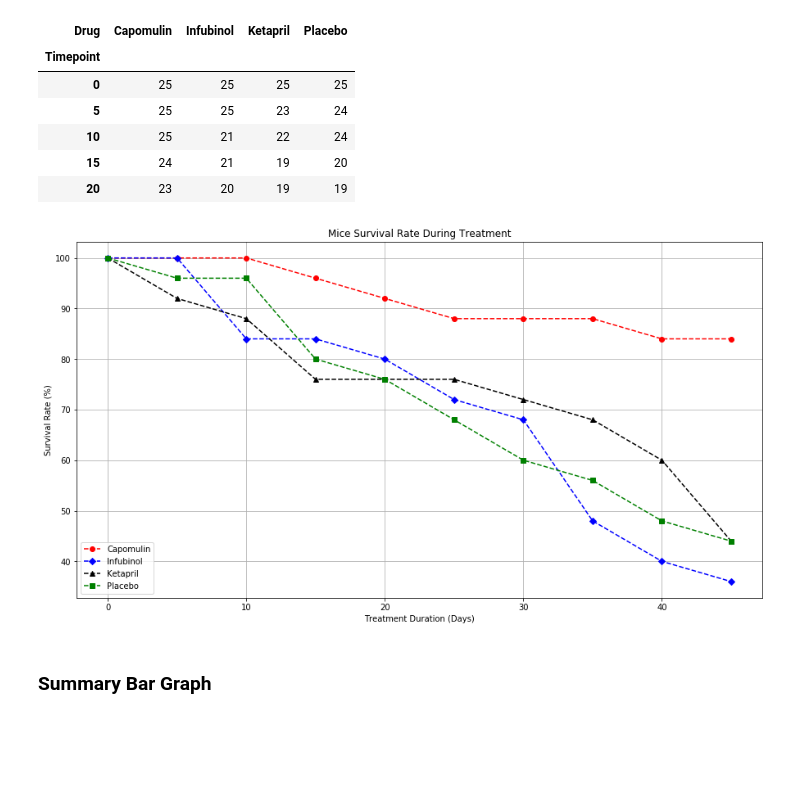
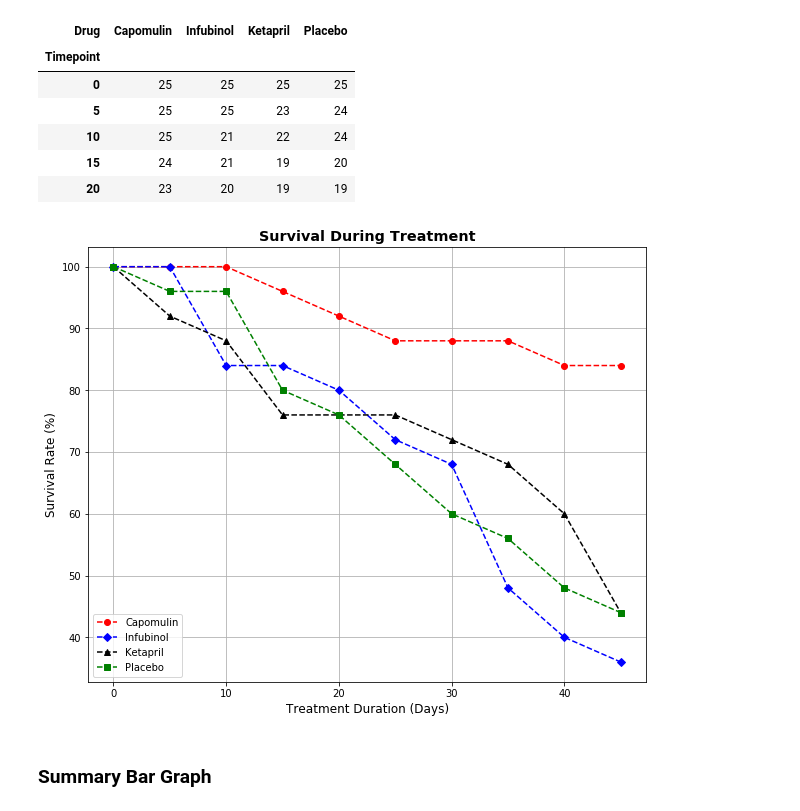
Before and after one commit to gfidanli/matplotlib-Pymaceuticals, a Jupyter notebook: Analysis.ipynb, the cells around one changed output. Drawn from its saved outputs; the diff is of its cells as text; code cells hidden in the pictures; blank space fills up the shorter version.

```diff
--- a/Analysis.ipynb
+++ b/Analysis.ipynb
@@ -100,9 +86,9 @@ df_analysis.head()
 | 20 | 40.716325 | 53.197691 | 54.920935 | 54.364417 |
 # %%
 # Plot line graph with error bars
-fig, ax = plt.subplots(figsize=(15,8))
+fig, ax = plt.subplots(figsize=(10,8))
 
-x = df.index
+x = df_analysis.index # Timepoint
 
 graph_parameters = {
     'Capomulin':{'color':'r','marker':'o'},
@@ -118,13 +104,13 @@ for drug,params in graph_parameters.items():
 
     ax.errorbar(x, y, yerr=yerr, fmt=fmt)
 
-ax.set(
-    xlabel='Days',
-    ylabel='Mean Tumor Volume',
-    title='Tumor Response to Treatment'
-)
-ax.grid()
+# Set Labels
+ax.set_xlabel('Treatment Duration (Days)', fontsize='large')
+ax.set_ylabel('Mean Tumor Volume (mm3)', fontsize='large')
+ax.set_title('Tumor Response to Treatment', fontsize='x-large', fontweight='bold')
 
 plt.legend(df_analysis.columns,loc='upper left')
+
+ax.grid()
 plt.show()
 # %% [output]
@@ -181,7 +165,7 @@ df_analysis.head()
 | 20 | 0.652174 | 1.050000 | 1.210526 | 1.526316 |
 # %%
 # Plot line graph with error bars
-fig, ax = plt.subplots(figsize=(15,8))
+fig, ax = plt.subplots(figsize=(10,8))
 
 x = df.index
 
@@ -199,13 +183,13 @@ for drug,params in graph_parameters.items():
 
     ax.errorbar(x, y, yerr=yerr, fmt=fmt)
 
-ax.set(
-    xlabel='Treatment Duration (Days)',
-    ylabel='Mean Metastatic Sites',
-    title='Metastatic Spread During Treatment'
-)
-ax.grid()
+# Set Labels
+ax.set_xlabel('Treatment Duration (Days)', fontsize='large')
+ax.set_ylabel('Mean Mean Metastatic Sites', fontsize='large')
+ax.set_title('Metastatic Spread During Treatment', fontsize='x-large', fontweight='bold')
 
 plt.legend(df_analysis.columns,loc='upper left')
+
+ax.grid()
 plt.show()
 # %% [output]
@@ -249,34 +231,34 @@ df_analysis.head()
 | 20 | 23 | 20 | 19 | 19 |
 # %%
 # Plot line graph with error bars
-fig, ax = plt.subplots(figsize=(15,8))
+fig, ax = plt.subplots(figsize=(10,8))
 
 x = df_analysis.index
 
 graph_parameters = {
     'Capomulin':{'color':'r','marker':'o'},
     'Infubinol':{'color':'b','marker':'D'},
     'Ketapril':{'color':'k','marker':'^'},
     'Placebo':{'color':'g','marker':'s'}
 }
 
 for drug,params in graph_parameters.items():
     y = (df_analysis[drug] / 25) * 100 # Get survival rate
     fmt=params['marker']+params['color']+'--'
 
     ax.plot(x, y, color=params['color'], marker=params['marker'], linestyle='--')
 
-ax.set(
-    xlabel='Treatment Duration (Days)',
-    ylabel='Survival Rate (%)',
-    title='Mice Survival Rate During Treatment'
-)
-ax.grid()
+# Set Labels
+ax.set_xlabel('Treatment Duration (Days)', fontsize='large')
+ax.set_ylabel('Survival Rate (%)', fontsize='large')
+ax.set_title('Survival During Treatment', fontsize='x-large', fontweight='bold')
 
 plt.legend(df_analysis.columns, loc='lower left')
+
+ax.grid()
 plt.show()
 # %% [output]
-[figure, old version]
+[figure, new version]
 # %% [markdown]
 ### Summary Bar Graph
 # %%
```
Also changed, not shown: parts of 12 cells of this notebook.
